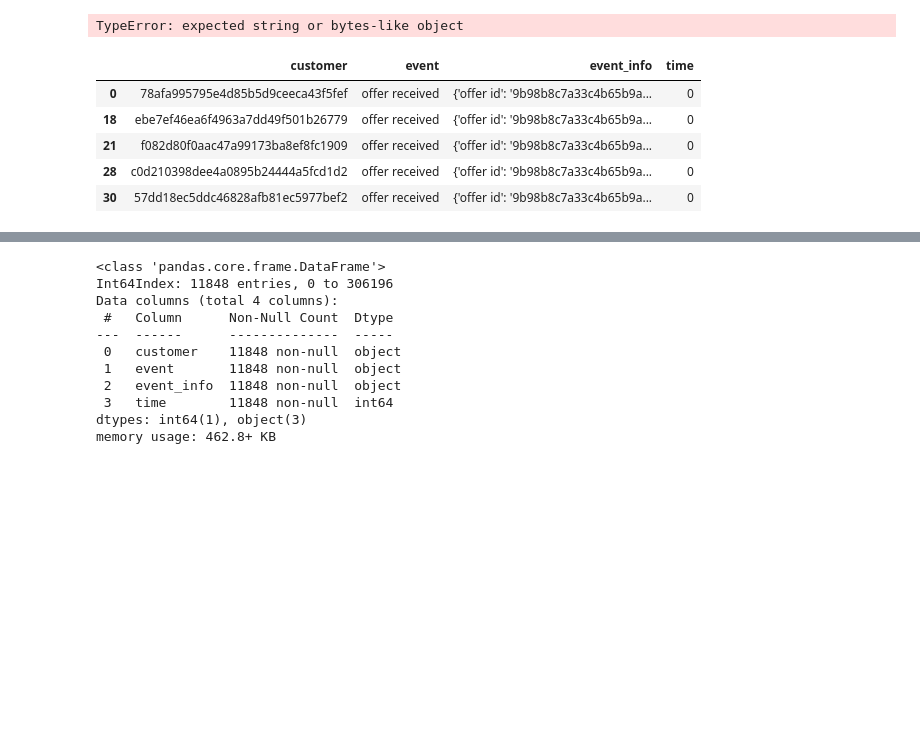
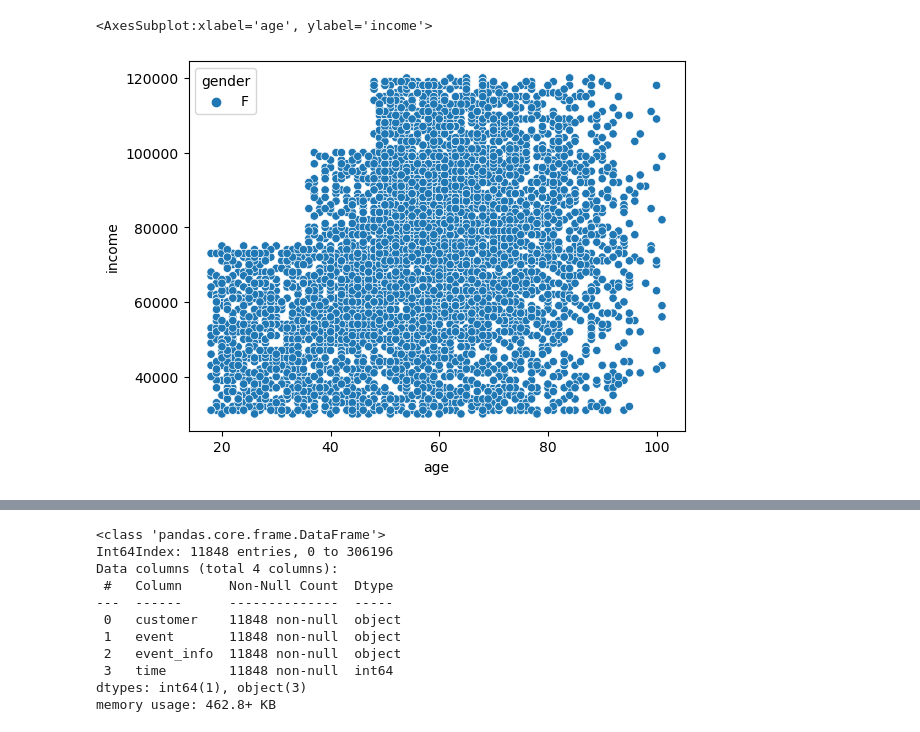
Before and after one commit to ApuAdh/RFP, a Jupyter notebook: Taco Bell/DBSCAN/DataExploration.ipynb, the cells around one changed output, grey strips where cells are left out. Drawn from its saved outputs; the diff is of its cells as text; code cells hidden in the pictures; blank space fills up the shorter version.

Commit message:
DBSCAN Variable tweaks & graphing clusters

```diff
--- a/Taco Bell/DBSCAN/DataExploration.ipynb
+++ b/Taco Bell/DBSCAN/DataExploration.ipynb
@@ -12,13 +10,5 @@ experimentId = "f19421c1d4aa40978ebb69ca19b0e20d"
-# %%
-targetEvent = ad_events_df[bool(re.search("9b98b8c7a33c4b65b9aebfe6a799e6d9", ad_events_df["event_info"])) == True]
-# %% [output]
-TypeError: expected string or bytes-like object
-# %%
-targetEvent.head()
-# %% [output]
-|  | customer | event | event_info | time |
-| 0 | 78afa995795e4d85b5d9ceeca43f5fef | offer received | {'offer id': '9b98b8c7a33c4b65b9a... | 0 |
-| 18 | ebe7ef46ea6f4963a7dd49f501b26779 | offer received | {'offer id': '9b98b8c7a33c4b65b9a... | 0 |
-| 21 | f082d80f0aac47a99173ba8ef8fc1909 | offer received | {'offer id': '9b98b8c7a33c4b65b9a... | 0 |
-| 28 | c0d210398dee4a0895b24444a5fcd1d2 | offer received | {'offer id': '9b98b8c7a33c4b65b9a... | 0 |
-| 30 | 57dd18ec5ddc46828afb81ec5977bef2 | offer received | {'offer id': '9b98b8c7a33c4b65b9a... | 0 |
+# %%
+sns.scatterplot(data=profile_df[profile_df["gender"] == "F"], x="age", y="income", hue="gender")
+# %% [output]
+<AxesSubplot:xlabel='age', ylabel='income'>
+[figure, added]
```
Also changed, not shown: parts of 8 cells of this notebook.
